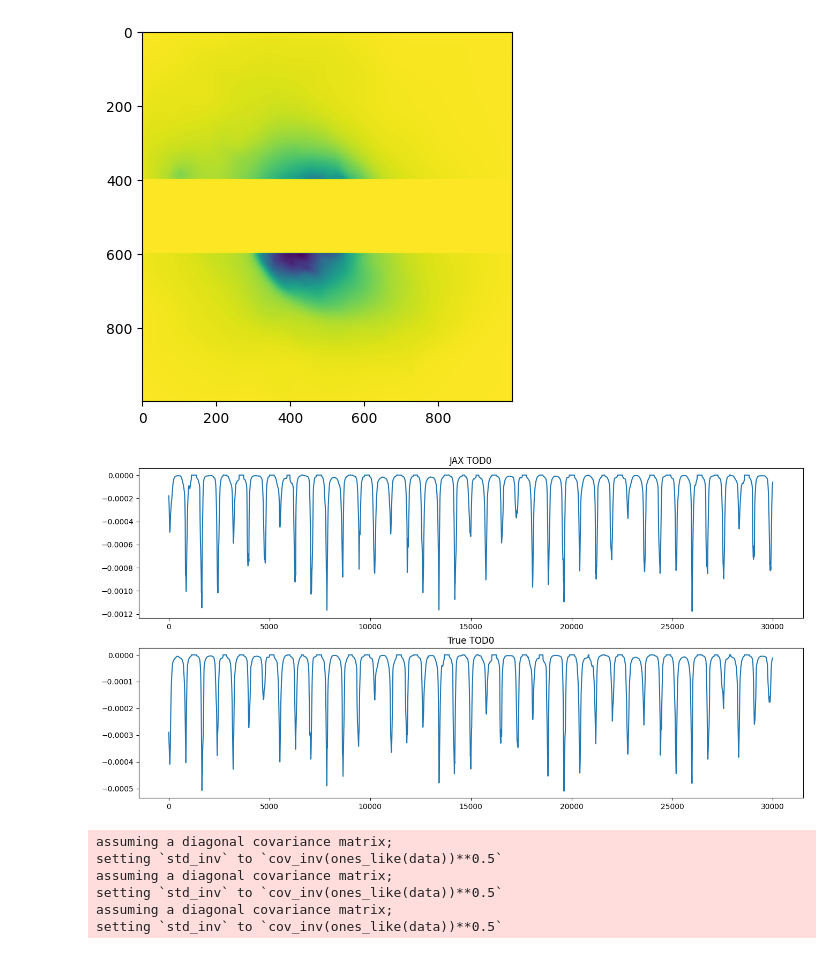
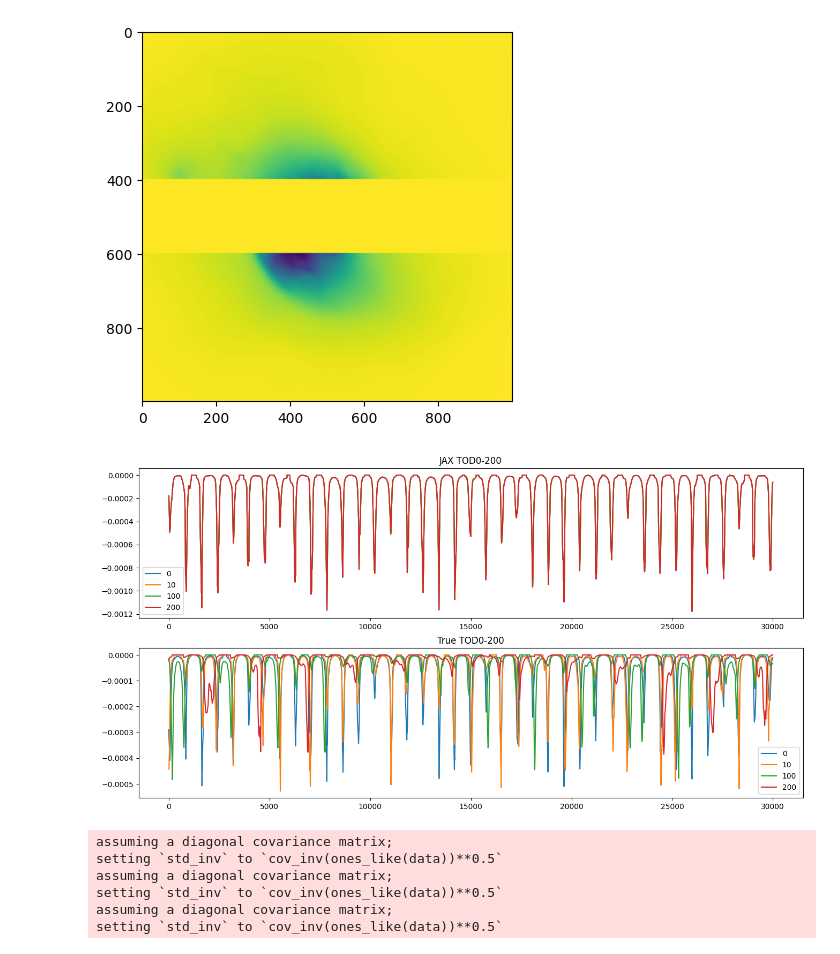
Before and after one commit to jwuerzinger/CMB_denoising, a Jupyter notebook: nifty_maria/nifty_maria_mapsampling.ipynb, the cells around one changed output. Cells and saved outputs as stored; diff of their text form; code cells hidden in the pictures.

```diff
--- a/nifty_maria/nifty_maria_mapsampling.ipynb
+++ b/nifty_maria/nifty_maria_mapsampling.ipynb
@@ -345,20 +345,24 @@ def sample_maps(sim_truthmap, dx, dy, resolution, x_side, y_side):
 # %%
 
 # jax_tods = sample_maps(sim_truthmap.map.data, dx, dy, instrument, sim_truthmap.map.resolution, sim_truthmap.map.x_side, sim_truthmap.map.y_side)
 jax_tods = sample_maps(mapdata_truth[0], dx, dy, sim_truthmap.map.resolution, sim_truthmap.map.x_side, sim_truthmap.map.y_side)
 
 fig, axes = plt.subplots(2, 1, figsize=(16, 8))
 
-im0 = axes[0].plot(jax_tods[0])
-axes[0].title.set_text('JAX TOD0')
+for i in [0, 10, 100, 200]:
+    im0 = axes[0].plot(jax_tods[i], label=i)
 
-tods_map = np.float64(tod_truthmap.data.compute())
-im1 = axes[1].plot(tods_map[0])
-axes[1].title.set_text('True TOD0')
+    tods_map = np.float64(tod_truthmap.data.compute())
+    im1 = axes[1].plot(tods_map[i], label=i)
+
+axes[0].title.set_text(f'JAX TOD0-{i}')
+axes[0].legend()
+axes[1].title.set_text(f'True TOD0-{i}')
+axes[1].legend()
 
 plt.show()
 # %% [output]
-[figure, old version]
+[figure, new version]
 # %%
 # Define simple signal model with added map sampling
 class Signal_TOD(jft.Model):
```
Also changed, not shown: parts of 5 cells of this notebook.
